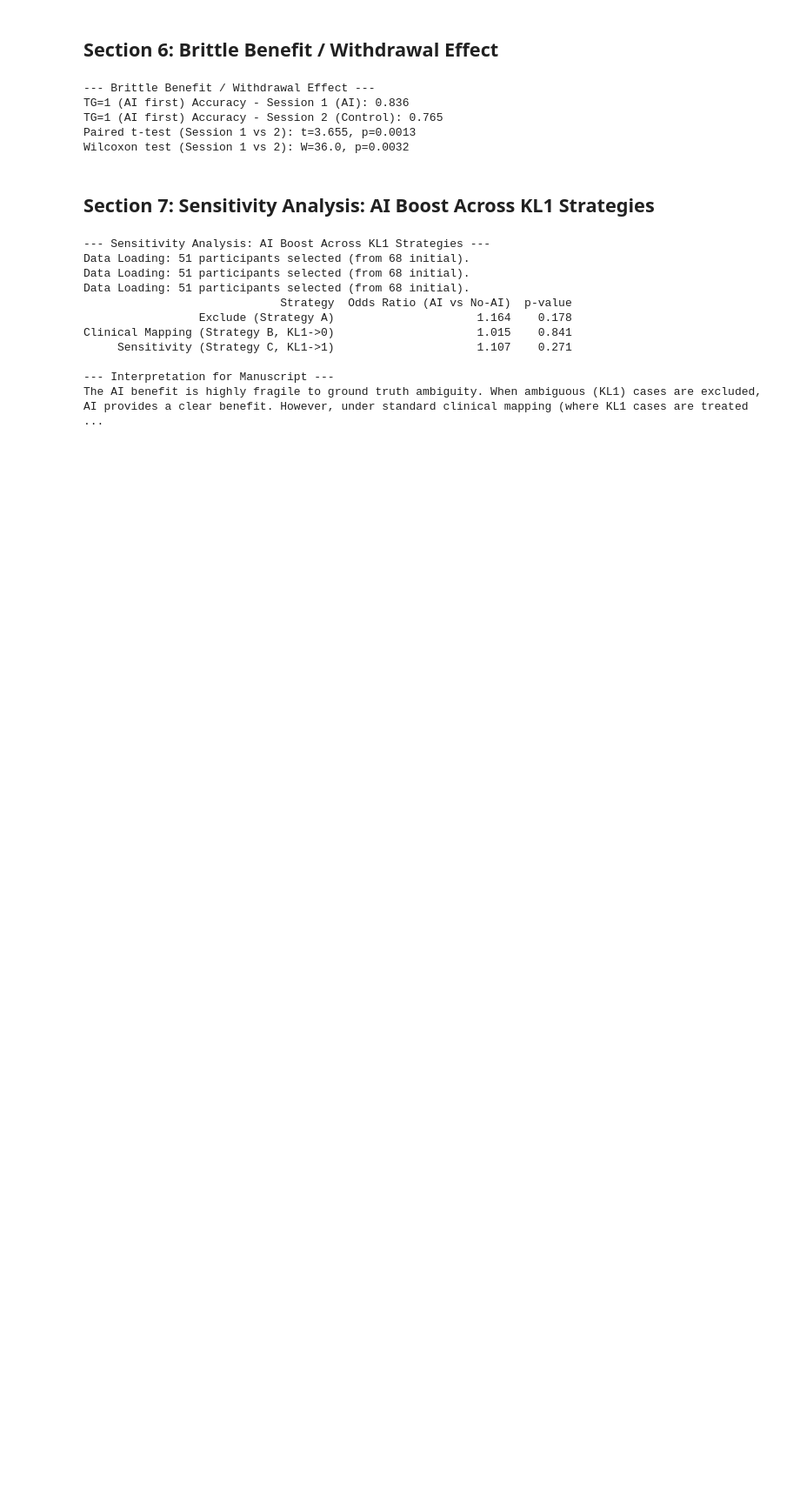
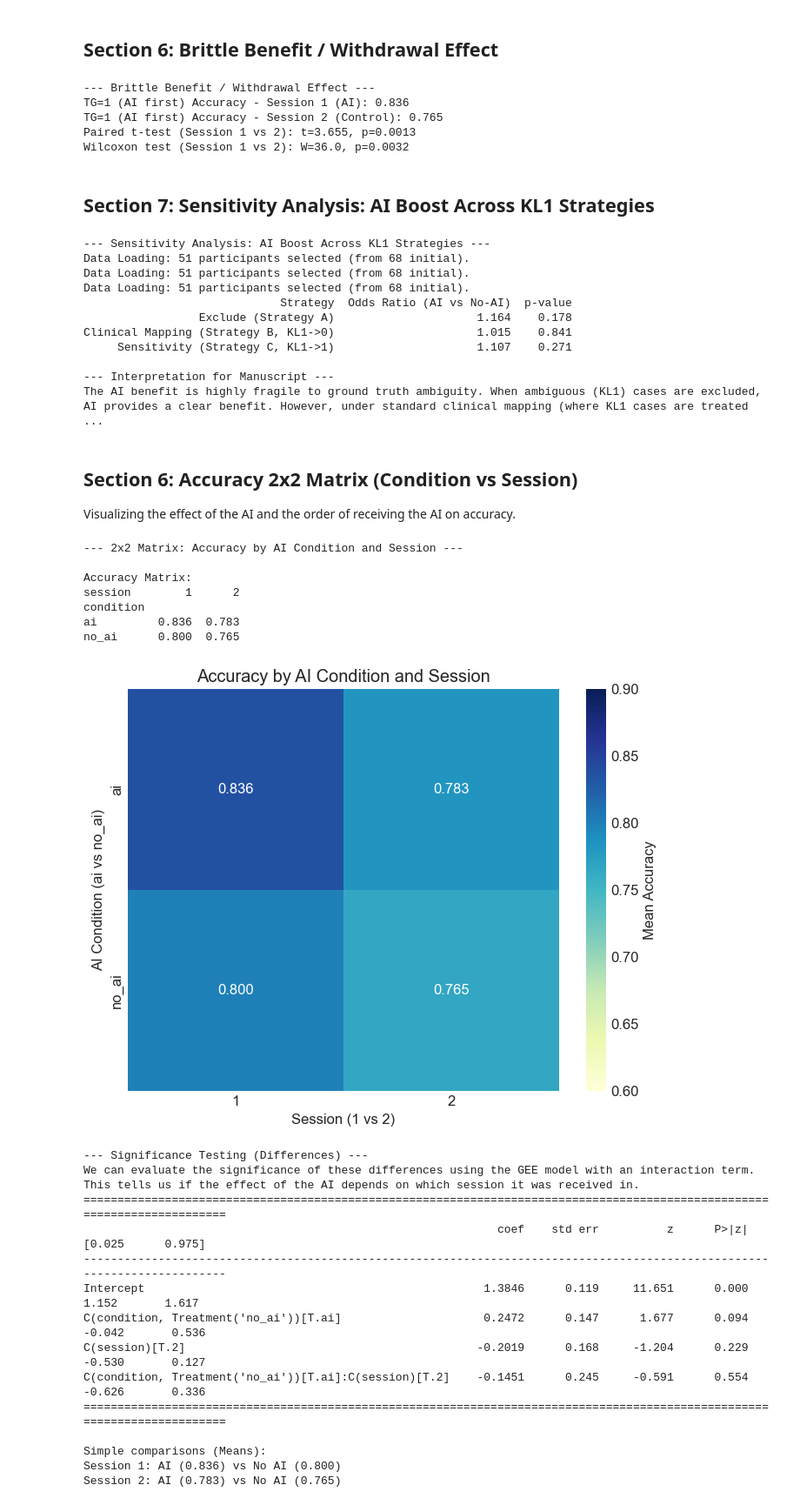
Before and after one commit to Rewoltor/PerCoTate-Analysis, a Jupyter notebook: NB2_annotation_experiment.ipynb, the cells around one changed output. Shown at 87% size. Cells and saved outputs as stored; diff of their text form; code cells hidden in the pictures; blank space fills up the shorter version.

Commit message:
add accuracy/stage matrix

```diff
--- a/NB2_annotation_experiment.ipynb
+++ b/NB2_annotation_experiment.ipynb
@@ -391,3 +391,74 @@ Clinical Mapping (Strategy B, KL1->0)                     1.015    0.841
 
 --- Interpretation for Manuscript ---
 The AI benefit is highly fragile to ground truth ambiguity. When ambiguous (KL1) cases are excluded, AI provides a clear benefit. However, under standard clinical mapping (where KL1 cases are treated  ...
+# %% [markdown]
+## Section 6: Accuracy 2x2 Matrix (Condition vs Session)
+
+Visualizing the effect of the AI and the order of receiving the AI on accuracy.
+# %%
+print("--- 2x2 Matrix: Accuracy by AI Condition and Session ---")
+
+# Calculate the mean accuracy for each condition and session
+accuracy_matrix = df.groupby(['condition', 'session'])['human_correct_plat_int'].mean().unstack()
+
+# Print the matrix
+print("\nAccuracy Matrix:")
+print(accuracy_matrix.round(3))
+
+# Plot the matrix
+plt.figure(figsize=(8, 6))
+sns.heatmap(accuracy_matrix, annot=True, cmap="YlGnBu", fmt=".3f",
+            cbar_kws={'label': 'Mean Accuracy'},
+            vmin=0.6, vmax=0.9)
+plt.title('Accuracy by AI Condition and Session')
+plt.ylabel('AI Condition (ai vs no_ai)')
+plt.xlabel('Session (1 vs 2)')
+plt.show()
+
+# Significance Testing: Interaction effect from GEE
+print("\n--- Significance Testing (Differences) ---")
+print("We can evaluate the significance of these differences using the GEE model with an interaction term.")
+print("This tells us if the effect of the AI depends on which session it was received in.")
+
+model_interaction = smf.gee("human_correct_plat_int ~ C(condition, Treatment('no_ai')) * C(session)",
+                    groups=df["participant_id"],
+                    data=df,
+                    family=sm.families.Binomial(),
+                    cov_struct=sm.cov_struct.Exchangeable())
+result_interaction = model_interaction.fit()
+
+print(result_interaction.summary().tables[1])
+
+# Calculate differences
+ai_sess1 = df[(df['condition'] == 'ai') & (df['session'] == 1)]['human_correct_plat_int']
+no_ai_sess1 = df[(df['condition'] == 'no_ai') & (df['session'] == 1)]['human_correct_plat_int']
+ai_sess2 = df[(df['condition'] == 'ai') & (df['session'] == 2)]['human_correct_plat_int']
+no_ai_sess2 = df[(df['condition'] == 'no_ai') & (df['session'] == 2)]['human_correct_plat_int']
+
+print("\nSimple comparisons (Means):")
+print(f"Session 1: AI ({ai_sess1.mean():.3f}) vs No AI ({no_ai_sess1.mean():.3f})")
+print(f"Session 2: AI ({ai_sess2.mean():.3f}) vs No AI ({no_ai_sess2.mean():.3f})")
+# %% [output]
+--- 2x2 Matrix: Accuracy by AI Condition and Session ---
+
+Accuracy Matrix:
+session        1      2
+condition
+ai         0.836  0.783
+no_ai      0.800  0.765
+[figure, added]
+--- Significance Testing (Differences) ---
+We can evaluate the significance of these differences using the GEE model with an interaction term.
+This tells us if the effect of the AI depends on which session it was received in.
+==========================================================================================================================
+                                                             coef    std err          z      P>|z|      [0.025      0.975]
+--------------------------------------------------------------------------------------------------------------------------
+Intercept                                                  1.3846      0.119     11.651      0.000       1.152       1.617
+C(condition, Treatment('no_ai'))[T.ai]                     0.2472      0.147      1.677      0.094      -0.042       0.536
+C(session)[T.2]                                           -0.2019      0.168     -1.204      0.229      -0.530       0.127
+C(condition, Treatment('no_ai'))[T.ai]:C(session)[T.2]    -0.1451      0.245     -0.591      0.554      -0.626       0.336
+==========================================================================================================================
+
+Simple comparisons (Means):
+Session 1: AI (0.836) vs No AI (0.800)
+Session 2: AI (0.783) vs No AI (0.765)
```
Also changed, not shown: 1 other file.
